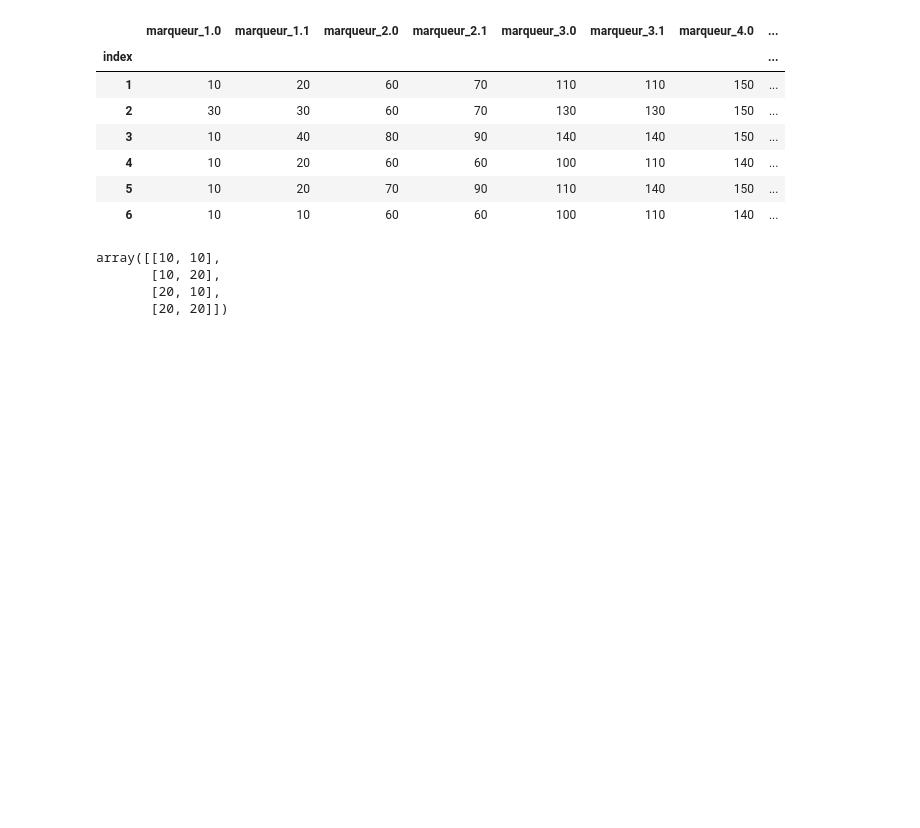
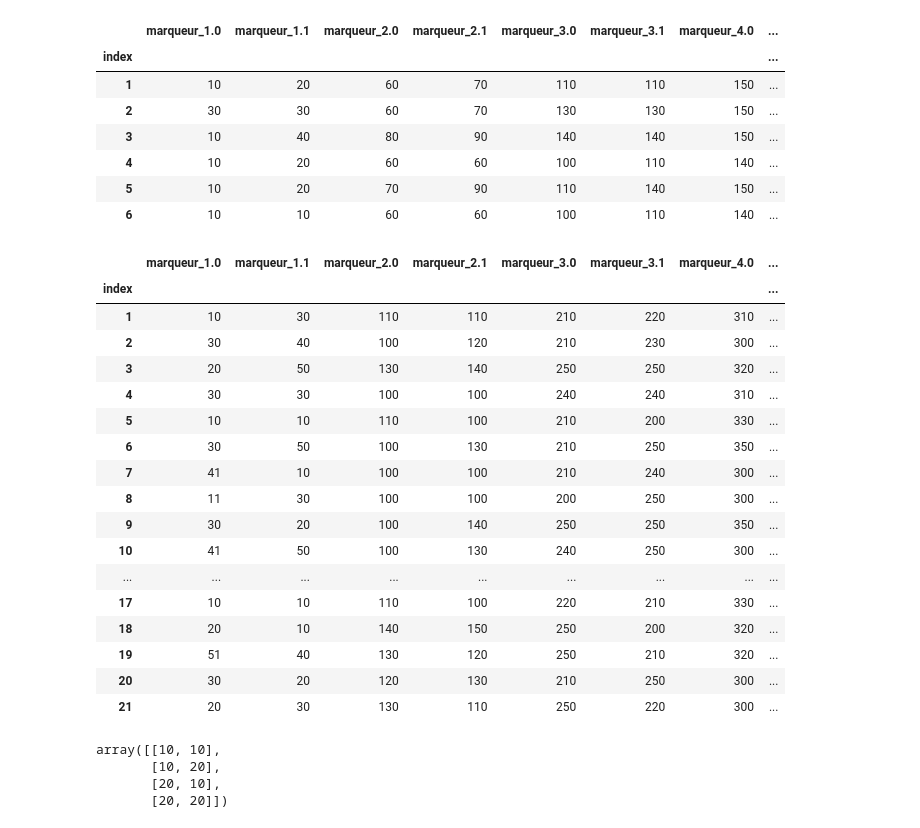
Before and after one commit to Ivanbtz9/Master2_datascience, a Jupyter notebook: Option Biologie/projet/Brouillon_généalogie_rosier.ipynb, the cells around one changed output. Cells and saved outputs as stored; diff of their text form; code cells hidden in the pictures; blank space fills up the shorter version.

```diff
--- a/Option Biologie/projet/Brouillon_généalogie_rosier.ipynb
+++ b/Option Biologie/projet/Brouillon_généalogie_rosier.ipynb
@@ -53,6 +54,50 @@ data1
 | 4 | 10 | 20 | 60 | 60 | 100 | 110 | 140 | ... |
 | 5 | 10 | 20 | 70 | 90 | 110 | 140 | 150 | ... |
 | 6 | 10 | 10 | 60 | 60 | 100 | 110 | 140 | ... |
+# %%
+data2['1.1'] = np.arange(1,len(data2)+1) #relister la dernière colonne
+
+# Définir la colonne '1.1' comme indice
+data2 = data2.set_index(data2.columns[-1])
+
+
+# Liste des noms de colonnes contenant des zéros
+colonnes_a_supprimer = [colonne for colonne in data2.columns if (data2[colonne] == 0).all()]
+
+# Supprimez les colonnes contenant uniquement des zéros
+data2 = data2.drop(columns=colonnes_a_supprimer)
+
+data2.index.name = 'index'
+
+# Créez un dictionnaire de correspondance des noms de colonnes
+nouveaux_noms = {'10':'marqueur_1.0','10.1':'marqueur_1.1',
+                 '100':'marqueur_2.0','150':'marqueur_2.1',
+                 '200':'marqueur_3.0','240':'marqueur_3.1',
+                 '300':'marqueur_4.0','300.1':'marqueur_4.1',
+                '1':'generation'}
+
+data2.rename(columns= nouveaux_noms, inplace=True)
+
+data2
+# %% [output]
+|  | marqueur_1.0 | marqueur_1.1 | marqueur_2.0 | marqueur_2.1 | marqueur_3.0 | marqueur_3.1 | marqueur_4.0 | ... |
+| index |  |  |  |  |  |  |  | ... |
+| 1 | 10 | 30 | 110 | 110 | 210 | 220 | 310 | ... |
+| 2 | 30 | 40 | 100 | 120 | 210 | 230 | 300 | ... |
+| 3 | 20 | 50 | 130 | 140 | 250 | 250 | 320 | ... |
+| 4 | 30 | 30 | 100 | 100 | 240 | 240 | 310 | ... |
+| 5 | 10 | 10 | 110 | 100 | 210 | 200 | 330 | ... |
+| 6 | 30 | 50 | 100 | 130 | 210 | 250 | 350 | ... |
+| 7 | 41 | 10 | 100 | 100 | 210 | 240 | 300 | ... |
+| 8 | 11 | 30 | 100 | 100 | 200 | 250 | 300 | ... |
+| 9 | 30 | 20 | 100 | 140 | 250 | 250 | 350 | ... |
+| 10 | 41 | 50 | 100 | 130 | 240 | 250 | 300 | ... |
+| ... | ... | ... | ... | ... | ... | ... | ... | ... |
+| 17 | 10 | 10 | 110 | 100 | 220 | 210 | 330 | ... |
+| 18 | 20 | 10 | 140 | 150 | 250 | 200 | 320 | ... |
+| 19 | 51 | 40 | 130 | 120 | 250 | 210 | 320 | ... |
+| 20 | 30 | 20 | 120 | 130 | 210 | 250 | 300 | ... |
+| 21 | 20 | 30 | 130 | 110 | 250 | 220 | 300 | ... |
 # %%
 # Générer les enfants virtuels à l'aide de deux parents pour un marqueur donné
 
```
Also changed, not shown: parts of 6 cells of this notebook, 27 other files.
